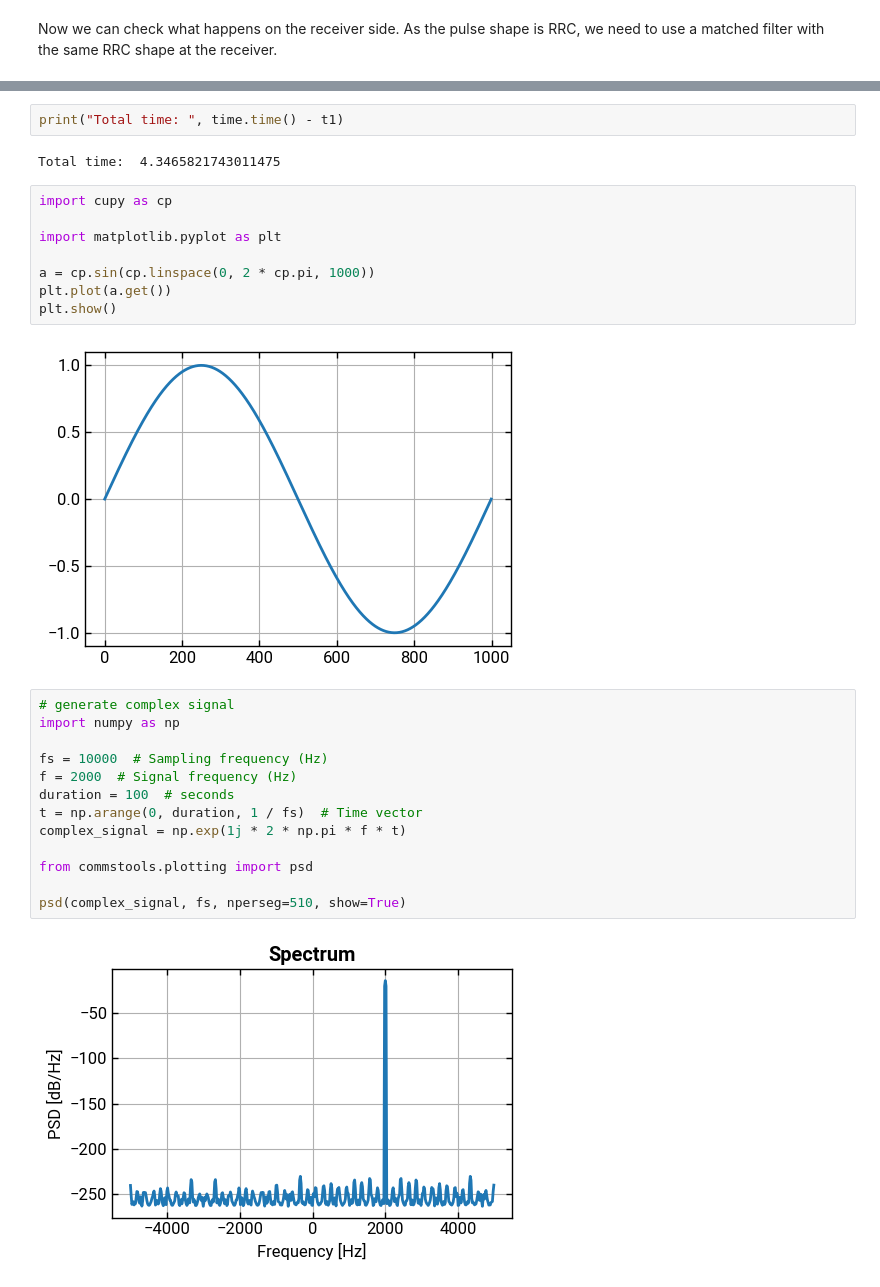
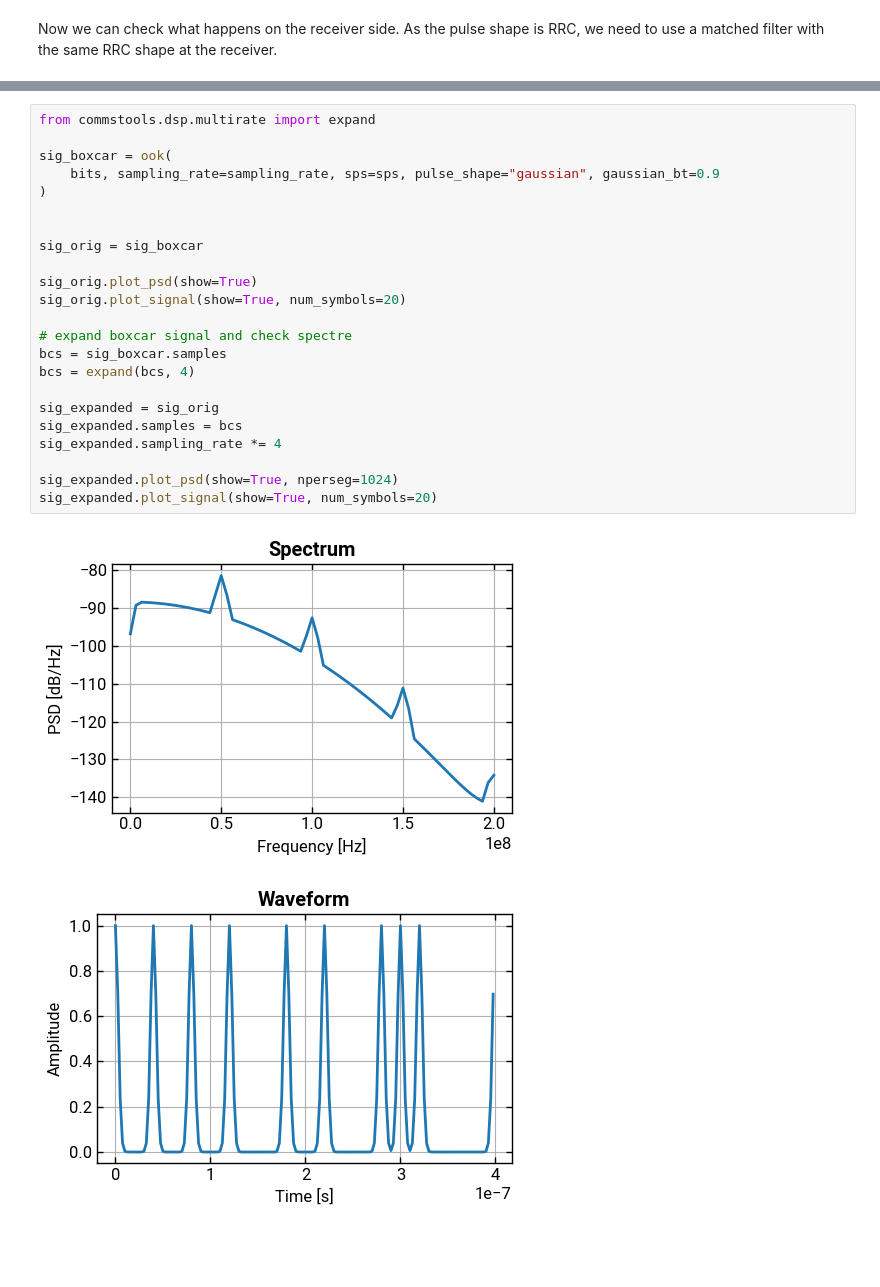
Before and after one commit to lokgar/commstools, a Jupyter notebook: examples/00-basics.ipynb, the cells around one changed output, grey strips where cells are left out. Drawn from its saved outputs; the diff is of its cells as text; blank space fills up the shorter version.

```diff
--- a/examples/00-basics.ipynb
+++ b/examples/00-basics.ipynb
@@ -117,29 +116,26 @@ sig_rrc.plot_eye(plot_type="hist", show=True, cmap="inferno")
-# %%
-print("Total time: ", time.time() - t1)
-# %% [output]
-Total time:  4.3465821743011475
-# %%
-import cupy as cp
-
-import matplotlib.pyplot as plt
-
-a = cp.sin(cp.linspace(0, 2 * cp.pi, 1000))
-plt.plot(a.get())
-plt.show()
-# %% [output]
-[figure, removed]
-# %%
-# generate complex signal
-import numpy as np
-
-fs = 10000  # Sampling frequency (Hz)
-f = 2000  # Signal frequency (Hz)
-duration = 100  # seconds
-t = np.arange(0, duration, 1 / fs)  # Time vector
-complex_signal = np.exp(1j * 2 * np.pi * f * t)
-
-from commstools.plotting import psd
-
-psd(complex_signal, fs, nperseg=510, show=True)
-# %% [output]
-[figure, removed]
+# %%
+from commstools.dsp.multirate import expand
+
+sig_boxcar = ook(
+    bits, sampling_rate=sampling_rate, sps=sps, pulse_shape="gaussian", gaussian_bt=0.9
+)
+
+
+sig_orig = sig_boxcar
+
+sig_orig.plot_psd(show=True)
+sig_orig.plot_signal(show=True, num_symbols=20)
+
+# expand boxcar signal and check spectre
+bcs = sig_boxcar.samples
+bcs = expand(bcs, 4)
+
+sig_expanded = sig_orig
+sig_expanded.samples = bcs
+sig_expanded.sampling_rate *= 4
+
+sig_expanded.plot_psd(show=True, nperseg=1024)
+sig_expanded.plot_signal(show=True, num_symbols=20)
+# %% [output]
+[figure, added]
+[figure, added]
```
Also changed, not shown: parts of 17 cells of this notebook, 21 other files.
